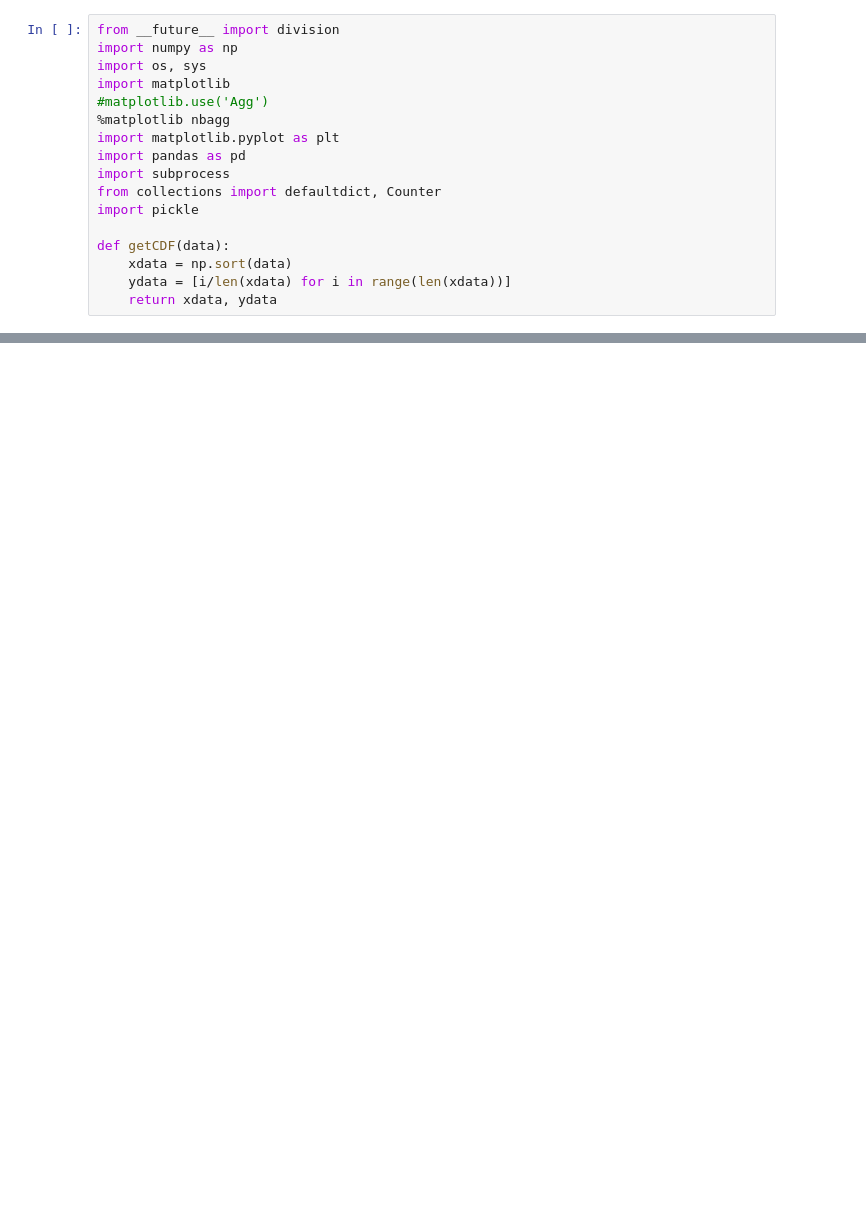
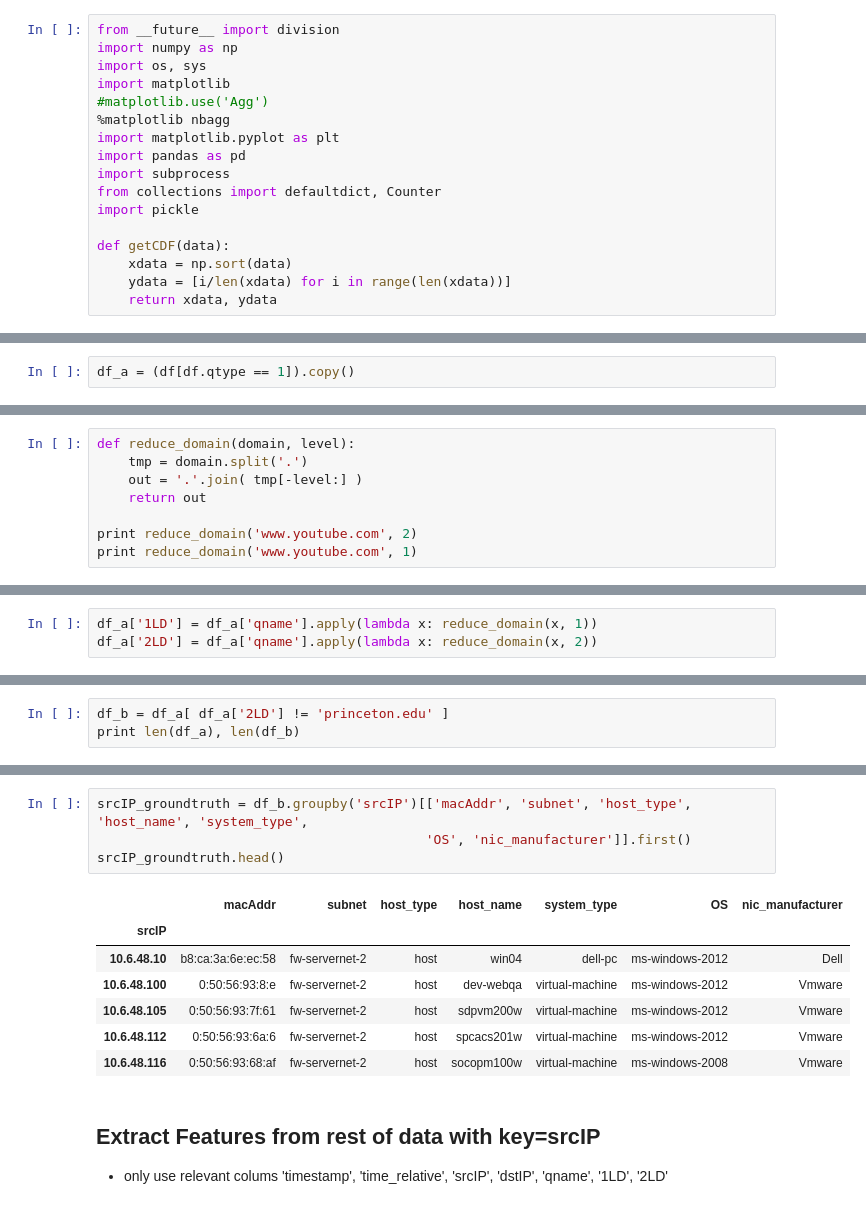
Before and after one commit to shahifaqeer/oit-dns, a Jupyter notebook: feature_extraction/ML-features-analysis.ipynb, the cells around one changed output, grey strips where cells are left out. Cells and saved outputs as stored; diff of their text form; blank space fills up the shorter version.

```diff
--- a/feature_extraction/ML-features-analysis.ipynb
+++ b/feature_extraction/ML-features-analysis.ipynb
@@ -48,0 +105,2 @@ pd.read_csv('../data/hostdb.csv',
+# %%
+df_a = (df[df.qtype == 1]).copy()
@@ -48,0 +109,8 @@ pd.read_csv('../data/hostdb.csv',
+# %%
+def reduce_domain(domain, level):
+    tmp = domain.split('.')
+    out = '.'.join( tmp[-level:] )
+    return out
+
+print reduce_domain('www.youtube.com', 2)
+print reduce_domain('www.youtube.com', 1)
@@ -48,0 +120,3 @@ pd.read_csv('../data/hostdb.csv',
+# %%
+df_a['1LD'] = df_a['qname'].apply(lambda x: reduce_domain(x, 1))
+df_a['2LD'] = df_a['qname'].apply(lambda x: reduce_domain(x, 2))
@@ -48,0 +125,3 @@ pd.read_csv('../data/hostdb.csv',
+# %%
+df_b = df_a[ df_a['2LD'] != 'princeton.edu' ]
+print len(df_a), len(df_b)
@@ -48,0 +142,15 @@ pd.read_csv('../data/hostdb.csv',
+# %%
+srcIP_groundtruth = df_b.groupby('srcIP')[['macAddr', 'subnet', 'host_type', 'host_name', 'system_type',
+                                          'OS', 'nic_manufacturer']].first()
+srcIP_groundtruth.head()
+# %% [output]
+|  | macAddr | subnet | host_type | host_name | system_type | OS | nic_manufacturer |
+| srcIP |  |  |  |  |  |  |  |
+| 10.6.48.10 | b8:ca:3a:6e:ec:58 | fw-servernet-2 | host | win04 | dell-pc | ms-windows-2012 | Dell |
+| 10.6.48.100 | 0:50:56:93:8:e | fw-servernet-2 | host | dev-webqa | virtual-machine | ms-windows-2012 | Vmware |
+| 10.6.48.105 | 0:50:56:93:7f:61 | fw-servernet-2 | host | sdpvm200w | virtual-machine | ms-windows-2012 | Vmware |
+| 10.6.48.112 | 0:50:56:93:6a:6 | fw-servernet-2 | host | spcacs201w | virtual-machine | ms-windows-2012 | Vmware |
+| 10.6.48.116 | 0:50:56:93:68:af | fw-servernet-2 | host | socopm100w | virtual-machine | ms-windows-2008 | Vmware |
+# %% [markdown]
+## Extract Features from rest of data with key=srcIP
+- only use relevant colums 'timestamp', 'time_relative', 'srcIP', 'dstIP', 'qname', '1LD', '2LD'
```
Also changed, not shown: parts of 44 cells of this notebook.
